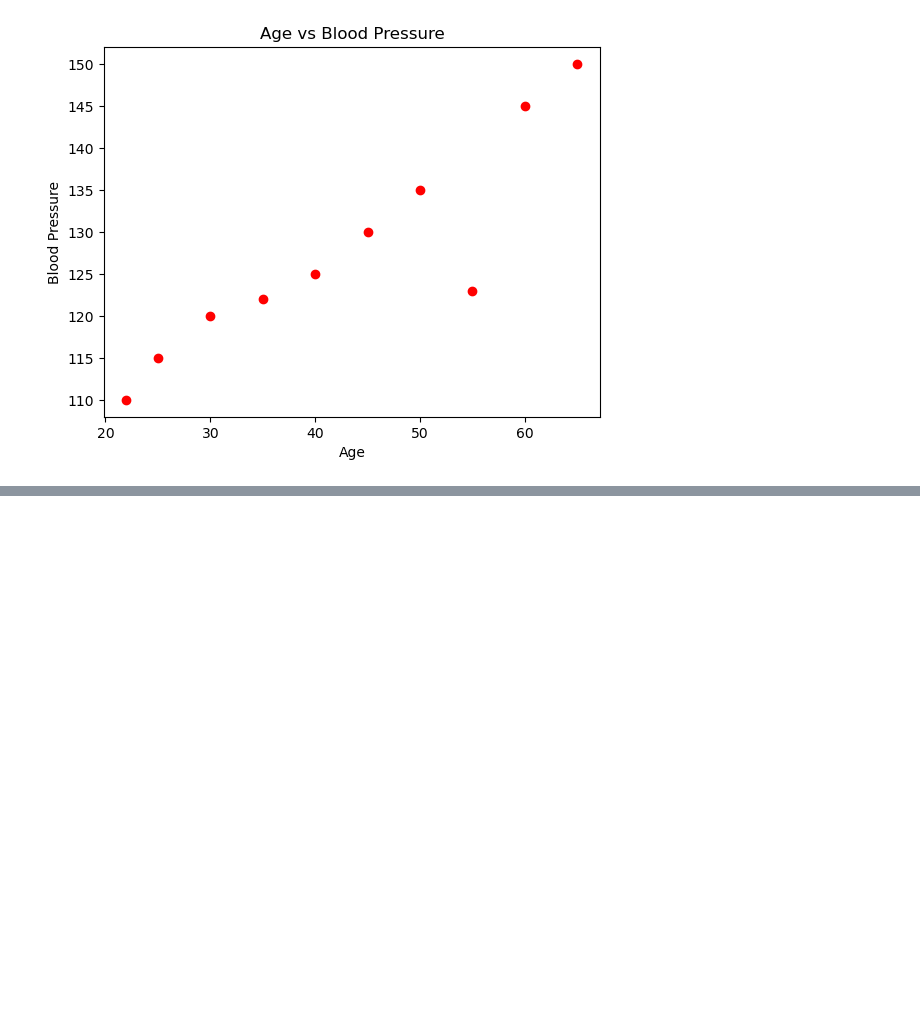
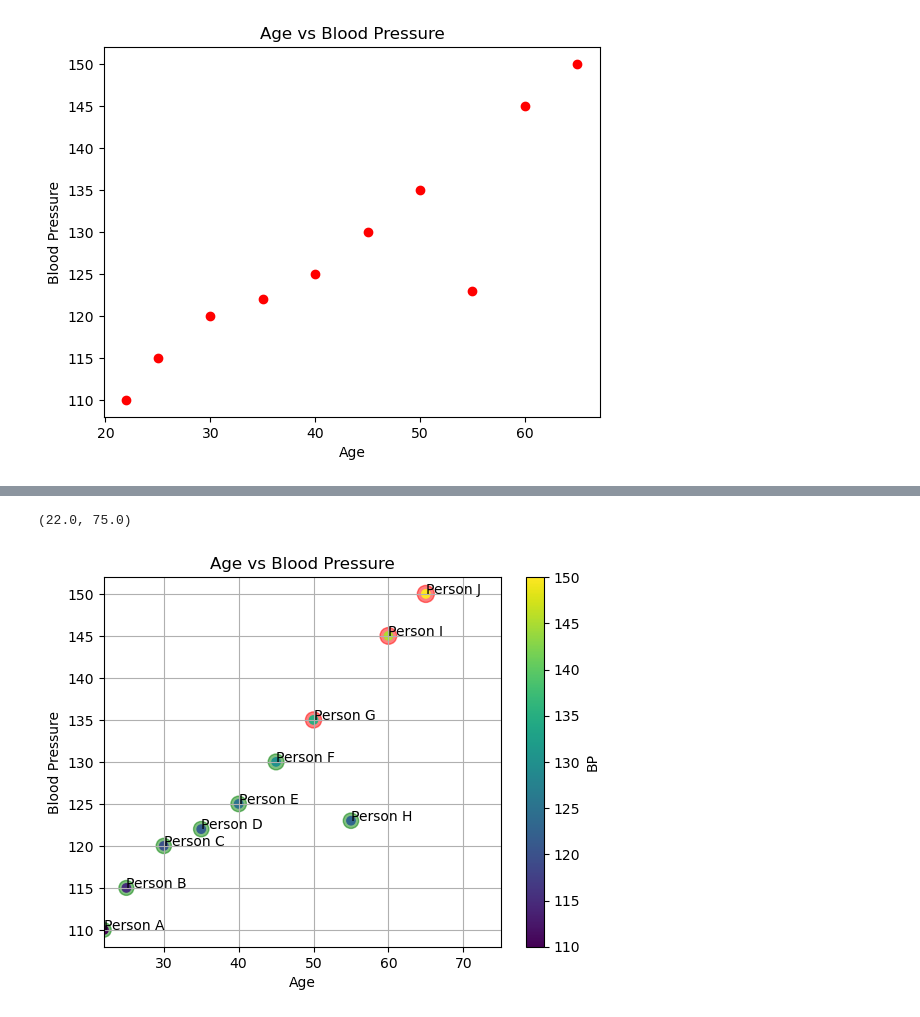
Before and after one commit to anonymouscode7870/word, a Jupyter notebook: ML/Day 18 + 19/matplotlibIntro.ipynb, the cells around one changed output, grey strips where cells are left out. Cells and saved outputs as stored; diff of their text form; code cells hidden in the pictures; blank space fills up the shorter version.

```diff
--- a/ML/Day 18 + 19/matplotlibIntro.ipynb
+++ b/ML/Day 18 + 19/matplotlibIntro.ipynb
@@ -135,7 +135,7 @@ plt.ylabel("Revenue (in $M)")
 
 # Add labels on top of bars
 for i in range(len(revenue)):
-    plt.text(years[i], revenue[i] + 20, str(revenue[i]), ha="center", color="green")
+    plt.text(y[i], r[i] + 20, str(revenue[i]), ha="center", color="green")
     # text(pos of text acc to x-axis, pos of y, text, alignment)
 
 plt.ylim(0, max(revenue)+100) #lower, upper limit - add space
@@ -220,0 +250,32 @@ Text(0, 0.5, 'Blood Pressure')
+# %%
+# Scatter Plots
+people = ["Person A", "Person B", "Person C", "Person D", "Person E",
+          "Person F", "Person G", "Person H", "Person I", "Person J"]
+age = [22, 25, 30, 35, 40, 45, 50, 55, 60, 65]
+blood_pressure = [110, 115, 120, 122, 125, 130, 135, 123, 145, 150]
+
+# plot
+# plt.scatter(age, blood_pressure, color="red")
+
+plt.title("Age vs Blood Pressure")
+plt.xlabel("Age")
+plt.ylabel("Blood Pressure")
+plt.grid()
+
+# Customizing plots
+colors = ["green" if bp<135 else "red" for bp in blood_pressure]
+sizes = blood_pressure
+plt.scatter(age, blood_pressure, color=colors, s=sizes, marker='o', alpha=0.5)
+
+# plt.scatter(age, blood_pressure, c=blood_pressure, cmap="plasma")
+plt.scatter(age, blood_pressure, c=blood_pressure)# makes more sense
+
+plt.colorbar(label="BP")
+
+
+for i in range(len(age)):
+    plt.annotate(people[i], xy=(age[i], blood_pressure[i]))
+plt.xlim(min(age), max(age)+10)
+# %% [output]
+(22.0, 75.0)
+[figure, added]
```
Also changed, not shown: parts of 2 cells of this notebook.
